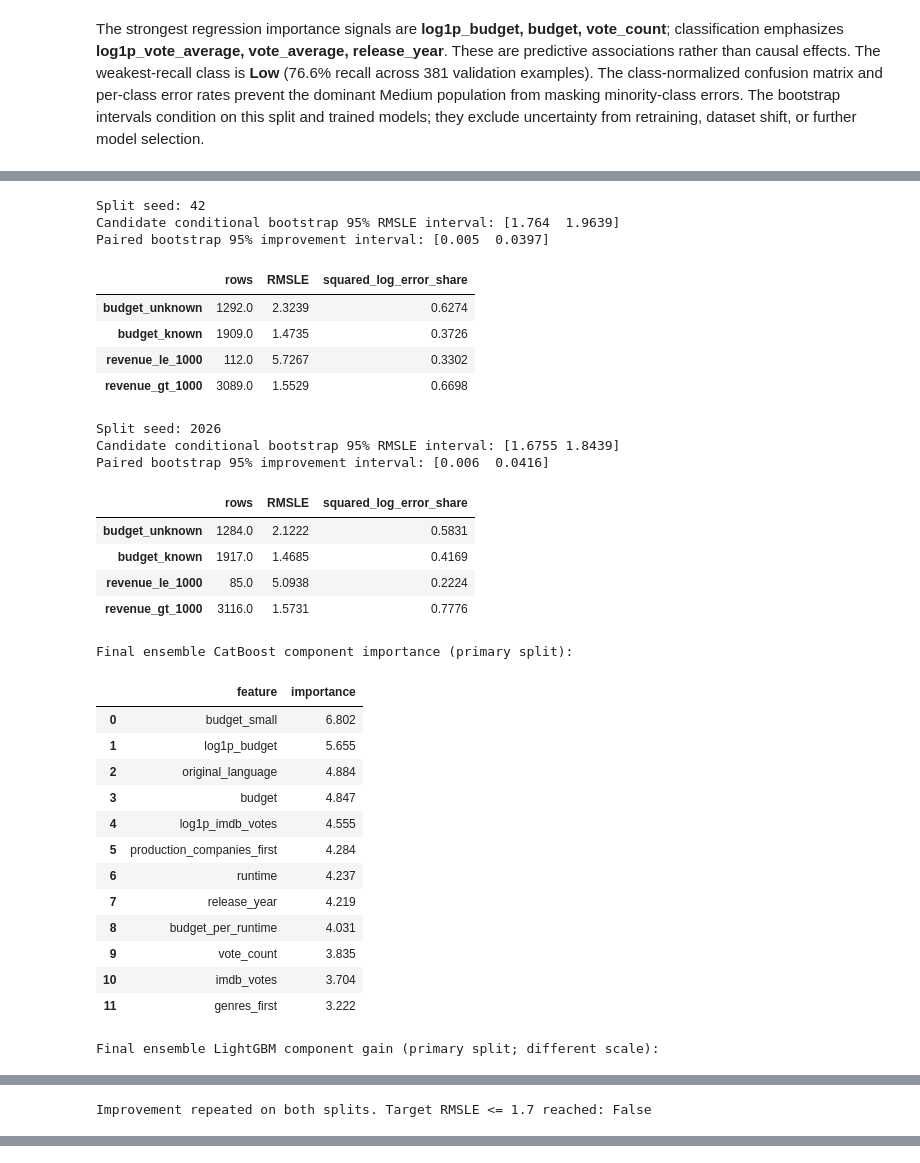
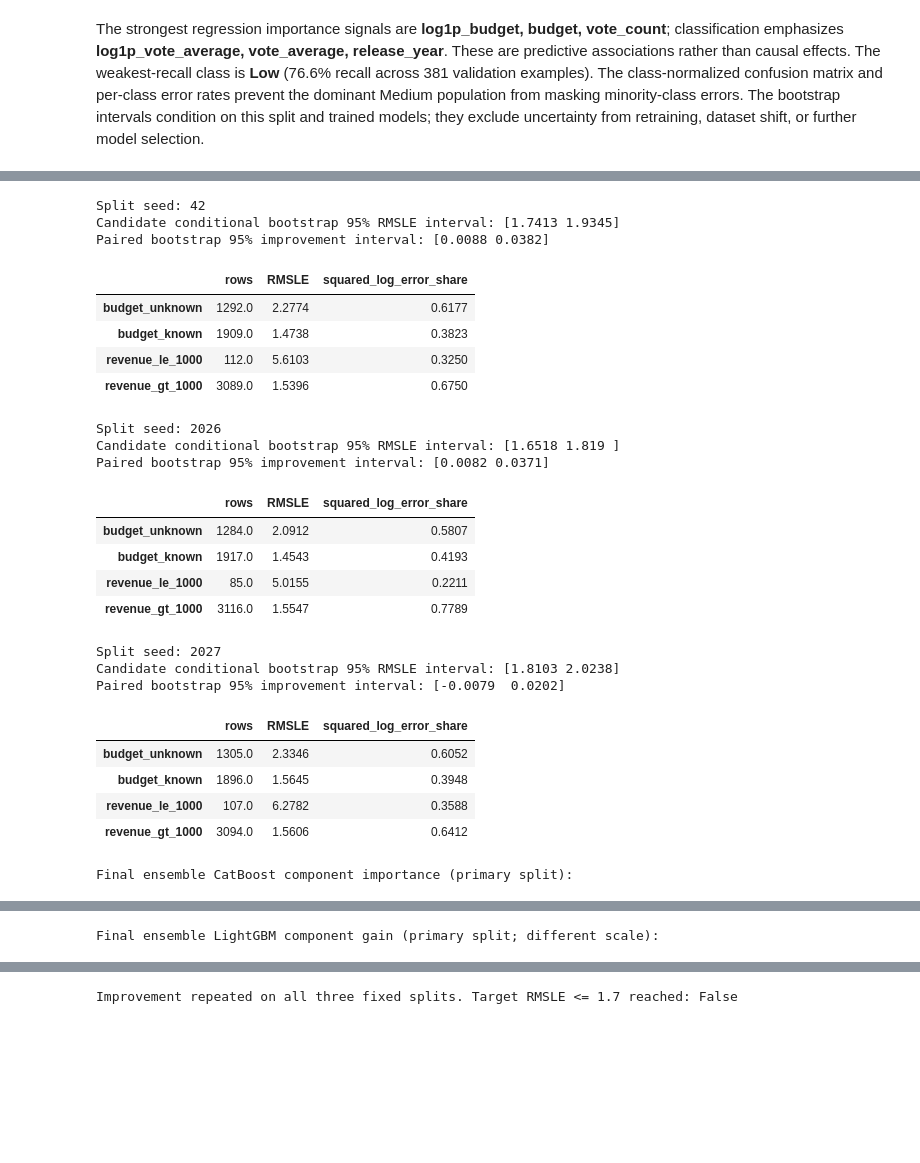
Before and after one commit to somayang1023750-hub/9321-ass3, a Jupyter notebook: z5429763.ipynb, the cells around one changed output, grey strips where cells are left out. Drawn from its saved outputs; the diff is of its cells as text; code cells hidden in the pictures; blank space fills up the shorter version.

Commit message:
Improve revenue with conditional categories and leave-one-out entity frequencies

```diff
--- a/z5429763.ipynb
+++ b/z5429763.ipynb
@@ -431,5 +438,5 @@ Adding a low-revenue mixture to the selected ensemble achieved 1.8561 on this sp
 # %%
-# Reproduce final before/after comparisons using only data_args.train_file.
+# Reproduce old/new ensemble comparisons using only data_args.train_file.
 import json
 from time import perf_counter
 def compare(train, seed):
@@ -437,15 +444,11 @@ def compare(train, seed):
         np.arange(len(train)), test_size=0.2, random_state=seed, stratify=train.rating
     )
     target = np.log1p(train.revenue.to_numpy())
-    features = solution.preprocess(train)
     started = perf_counter()
-    baseline = solution.make_regressor()
-    baseline.fit(
-        features.iloc[fitting],
-        target[fitting],
-        cat_features=solution.categorical_columns(features),
+    baseline = solution.ReferenceRevenueRegressor().fit(
+        train.iloc[fitting], target[fitting]
     )
-    baseline_prediction = np.maximum(0, baseline.predict(features.iloc[validation]))
+    baseline_prediction = np.maximum(0, baseline.predict(train.iloc[validation]))
     baseline_seconds = perf_counter() - started
     started = perf_counter()
     candidate = solution.RevenueRegressor().fit(train.iloc[fitting], target[fitting])
@@ -509,12 +512,16 @@ def compare(train, seed):
         )[:12],
     )
 regression_results = []
-for validation_seed in [42, 2026]:
+for validation_seed in [42, 2026, 2027]:
     result = compare(train, validation_seed)
     regression_results.append(result)
-    print('Completed seed', validation_seed, 'baseline RMSLE:', round(result['baseline_RMSLE'], 6),
-          'ensemble RMSLE:', round(result['candidate_RMSLE'], 6))
-display(pd.DataFrame([{key: row[key] for key in ['seed', 'fitting_rows', 'validation_rows', 'baseline_RMSLE', 'candidate_RMSLE', 'baseline_seconds', 'candidate_seconds']} for row in regression_results]).round(4))
+    print('Completed seed', validation_seed,
+          'previous ensemble RMSLE:', round(result['baseline_RMSLE'], 6),
+          'crosses + leave-one-out RMSLE:', round(result['candidate_RMSLE'], 6))
+display(pd.DataFrame([{key: row[key] for key in [
+    'seed', 'fitting_rows', 'validation_rows', 'baseline_RMSLE',
+    'candidate_RMSLE', 'baseline_seconds', 'candidate_seconds'
+]} for row in regression_results]).round(4))
 Path('experiments').mkdir(exist_ok=True)
 Path('experiments/regression_results.json').write_text(json.dumps(regression_results, indent=2))
 # %% [output]
@@ -527,46 +536,39 @@ Completed seed 2026 baseline RMSLE: 1.784353 ensemble RMSLE: 1.760112
 # %%
 for row in regression_results:
     print('Split seed:', row['seed'])
     print('Candidate conditional bootstrap 95% RMSLE interval:', np.round(row['candidate_RMSLE_95_CI'], 4))
     print('Paired bootstrap 95% improvement interval:', np.round(row['improvement_95_CI'], 4))
     display(pd.DataFrame(row['subgroups']).T.round(4))
 print('Final ensemble CatBoost component importance (primary split):')
 display(pd.DataFrame(regression_results[0]['cat_feature_importance']).round(3))
 print('Final ensemble LightGBM component gain (primary split; different scale):')
 display(pd.DataFrame(regression_results[0]['lightgbm_feature_gain']).round(3))
-assert regression_results[0]['candidate_RMSLE'] < regression_results[0]['baseline_RMSLE']
-assert regression_results[1]['candidate_RMSLE'] < regression_results[1]['baseline_RMSLE']
-print('Improvement repeated on both splits. Target RMSLE <= 1.7 reached:',
+assert all(row['candidate_RMSLE'] < row['baseline_RMSLE'] for row in regression_results)
+print('Improvement repeated on all three fixed splits. Target RMSLE <= 1.7 reached:',
       all(row['candidate_RMSLE'] <= 1.7 for row in regression_results))
 # %% [output]
 Split seed: 42
-Candidate conditional bootstrap 95% RMSLE interval: [1.764  1.9639]
-Paired bootstrap 95% improvement interval: [0.005  0.0397]
+Candidate conditional bootstrap 95% RMSLE interval: [1.7413 1.9345]
+Paired bootstrap 95% improvement interval: [0.0088 0.0382]
 |  | rows | RMSLE | squared_log_error_share |
-| budget_unknown | 1292.0 | 2.3239 | 0.6274 |
-| budget_known | 1909.0 | 1.4735 | 0.3726 |
-| revenue_le_1000 | 112.0 | 5.7267 | 0.3302 |
-| revenue_gt_1000 | 3089.0 | 1.5529 | 0.6698 |
+| budget_unknown | 1292.0 | 2.2774 | 0.6177 |
+| budget_known | 1909.0 | 1.4738 | 0.3823 |
+| revenue_le_1000 | 112.0 | 5.6103 | 0.3250 |
+| revenue_gt_1000 | 3089.0 | 1.5396 | 0.6750 |
 Split seed: 2026
-Candidate conditional bootstrap 95% RMSLE interval: [1.6755 1.8439]
-Paired bootstrap 95% improvement interval: [0.006  0.0416]
+Candidate conditional bootstrap 95% RMSLE interval: [1.6518 1.819 ]
+Paired bootstrap 95% improvement interval: [0.0082 0.0371]
 |  | rows | RMSLE | squared_log_error_share |
-| budget_unknown | 1284.0 | 2.1222 | 0.5831 |
-| budget_known | 1917.0 | 1.4685 | 0.4169 |
-| revenue_le_1000 | 85.0 | 5.0938 | 0.2224 |
-| revenue_gt_1000 | 3116.0 | 1.5731 | 0.7776 |
+| budget_unknown | 1284.0 | 2.0912 | 0.5807 |
+| budget_known | 1917.0 | 1.4543 | 0.4193 |
+| revenue_le_1000 | 85.0 | 5.0155 | 0.2211 |
+| revenue_gt_1000 | 3116.0 | 1.5547 | 0.7789 |
-Final ensemble CatBoost component importance (primary split):
+Split seed: 2027
+Candidate conditional bootstrap 95% RMSLE interval: [1.8103 2.0238]
+Paired bootstrap 95% improvement interval: [-0.0079  0.0202]
-|  | feature | importance |
-| 0 | budget_small | 6.802 |
-| 1 | log1p_budget | 5.655 |
-| 2 | original_language | 4.884 |
-| 3 | budget | 4.847 |
-| 4 | log1p_imdb_votes | 4.555 |
-| 5 | production_companies_first | 4.284 |
-| 6 | runtime | 4.237 |
-| 7 | release_year | 4.219 |
-| 8 | budget_per_runtime | 4.031 |
-| 9 | vote_count | 3.835 |
-| 10 | imdb_votes | 3.704 |
-| 11 | genres_first | 3.222 |
+|  | rows | RMSLE | squared_log_error_share |
+| budget_unknown | 1305.0 | 2.3346 | 0.6052 |
+| budget_known | 1896.0 | 1.5645 | 0.3948 |
+| revenue_le_1000 | 107.0 | 6.2782 | 0.3588 |
+| revenue_gt_1000 | 3094.0 | 1.5606 | 0.6412 |
-Final ensemble LightGBM component gain (primary split; different scale):
+Final ensemble CatBoost component importance (primary split):
@@ -586 +588 @@ Final ensemble LightGBM component gain (primary split; different scale):
-Improvement repeated on both splits. Target RMSLE <= 1.7 reached: False
+Final ensemble LightGBM component gain (primary split; different scale):
@@ -587,3 +602,4 @@ Improvement repeated on both splits. Target RMSLE <= 1.7 reached: False
+Improvement repeated on all three fixed splits. Target RMSLE <= 1.7 reached: False
 # %% [markdown]
 ## 6. Interpretation, limitations and delivery
 
```
Also changed, not shown: parts of 10 cells of this notebook, 14 other files.
